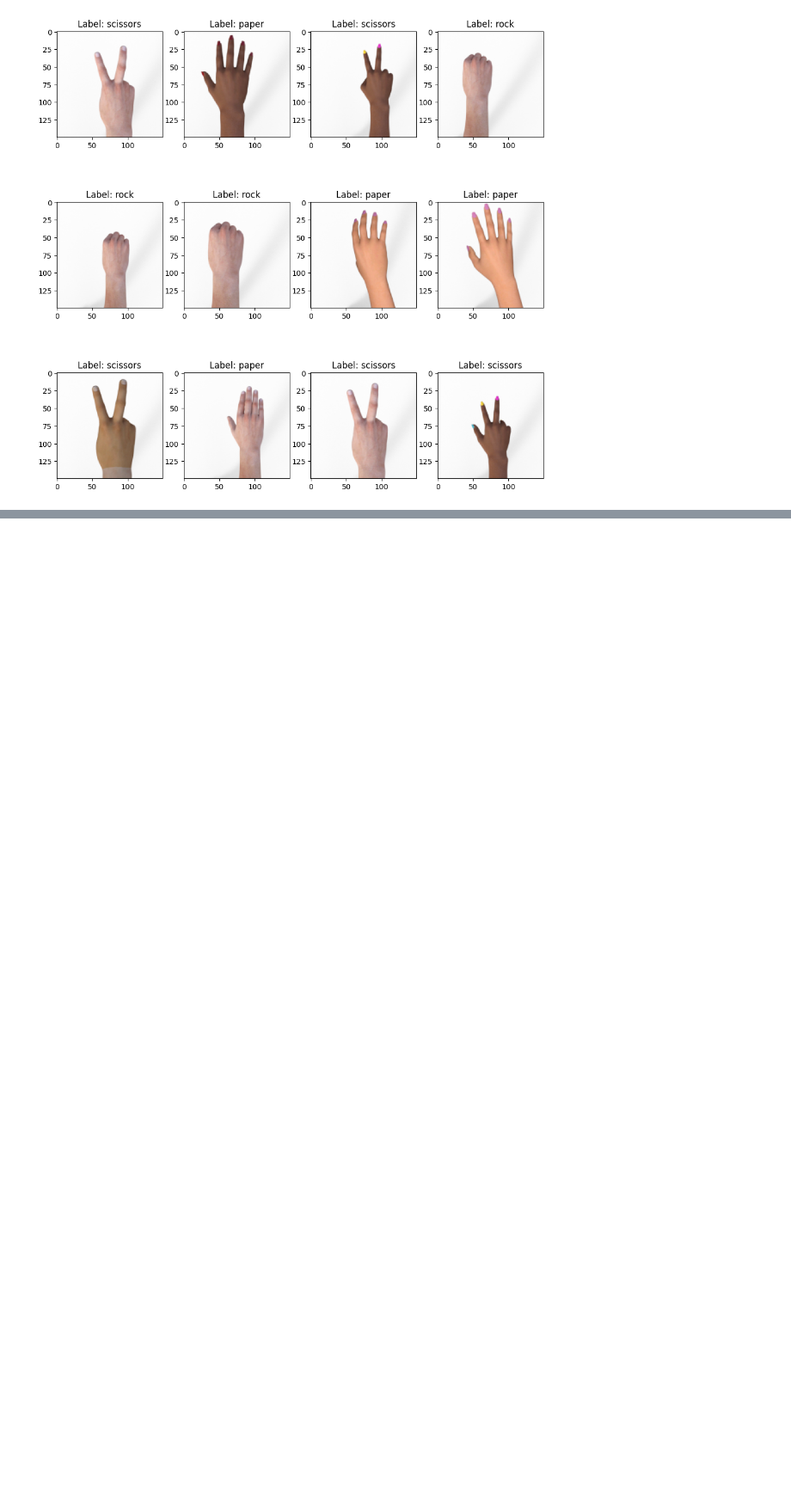
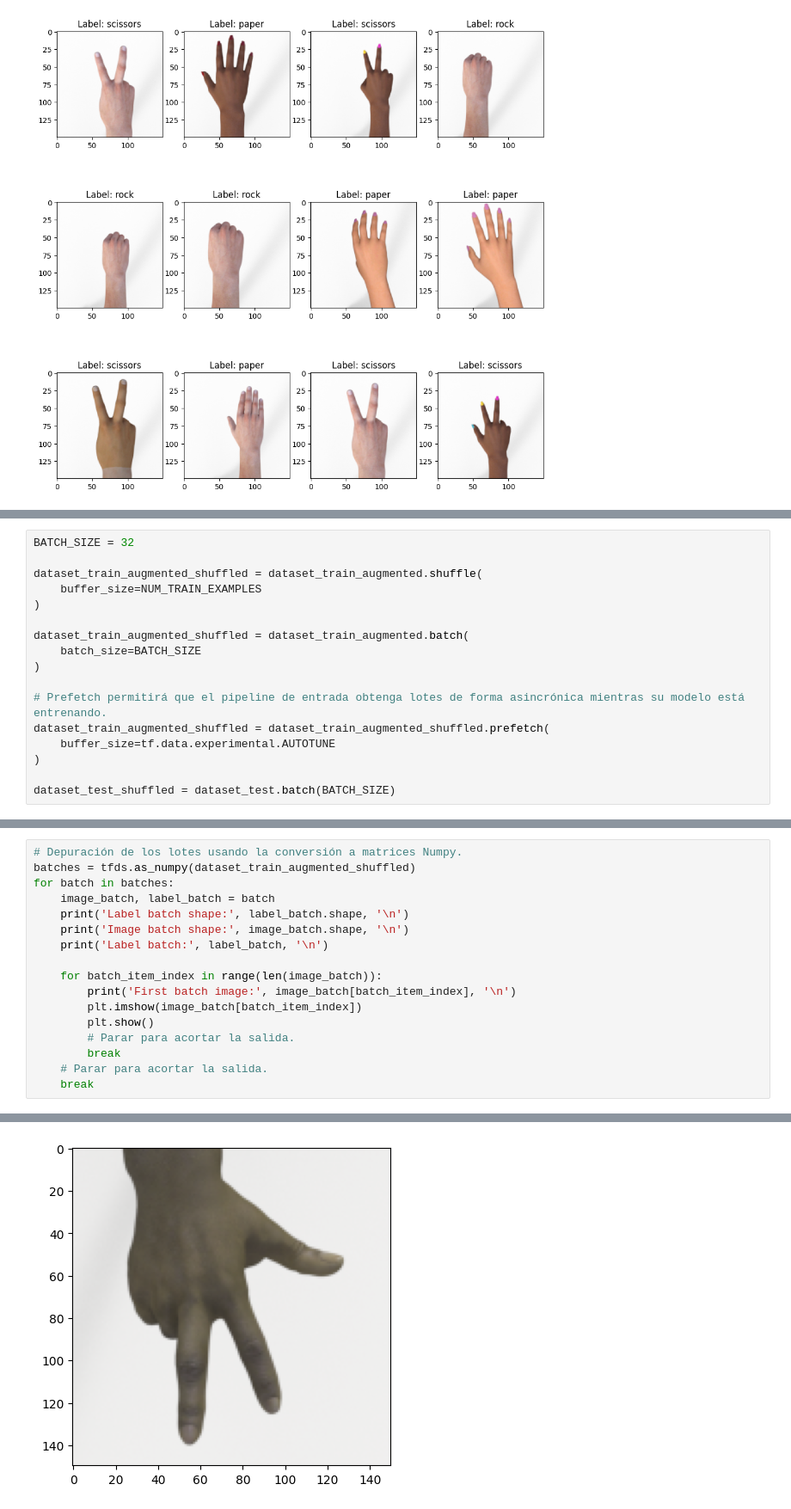
Before and after one commit to karimalisahili/proy1_ia_modelo, a Jupyter notebook: main.ipynb, the cells around one changed output, grey strips where cells are left out. Shown at 86% size. Drawn from its saved outputs; the diff is of its cells as text; blank space fills up the shorter version.

Commit message:
modelo final

```diff
--- a/main.ipynb
+++ b/main.ipynb
@@ -337,0 +342,17 @@ preview_dataset(dataset_test)
+# %%
+BATCH_SIZE = 32
+
+dataset_train_augmented_shuffled = dataset_train_augmented.shuffle(
+    buffer_size=NUM_TRAIN_EXAMPLES
+)
+
+dataset_train_augmented_shuffled = dataset_train_augmented.batch(
+    batch_size=BATCH_SIZE
+)
+
+# Prefetch permitirá que el pipeline de entrada obtenga lotes de forma asincrónica mientras su modelo está entrenando.
+dataset_train_augmented_shuffled = dataset_train_augmented_shuffled.prefetch(
+    buffer_size=tf.data.experimental.AUTOTUNE
+)
+
+dataset_test_shuffled = dataset_test.batch(BATCH_SIZE)
@@ -337,0 +365,18 @@ preview_dataset(dataset_test)
+# %%
+# Depuración de los lotes usando la conversión a matrices Numpy.
+batches = tfds.as_numpy(dataset_train_augmented_shuffled)
+for batch in batches:
+    image_batch, label_batch = batch
+    print('Label batch shape:', label_batch.shape, '\n')
+    print('Image batch shape:', image_batch.shape, '\n')
+    print('Label batch:', label_batch, '\n')
+
+    for batch_item_index in range(len(image_batch)):
+        print('First batch image:', image_batch[batch_item_index], '\n')
+        plt.imshow(image_batch[batch_item_index])
+        plt.show()
+        # Parar para acortar la salida.
+        break
+    # Parar para acortar la salida.
+    break
+# %% [output]
@@ -337,0 +400 @@ preview_dataset(dataset_test)
+[figure, added]
```
Also changed, not shown: parts of 19 cells of this notebook, 1 other file.
